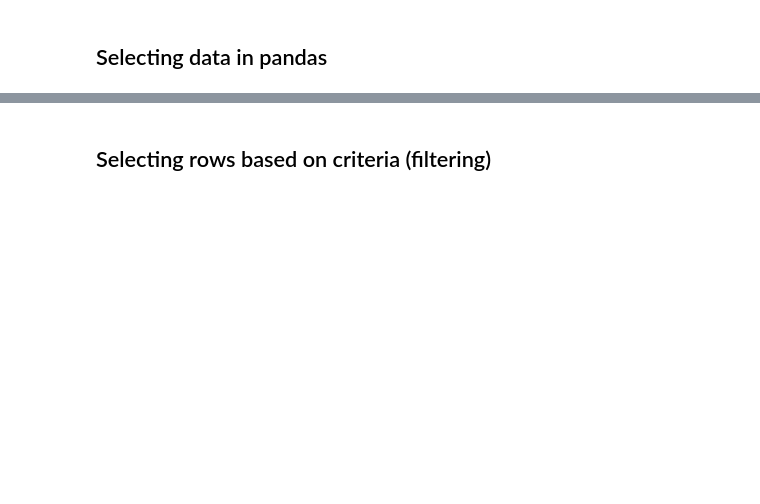
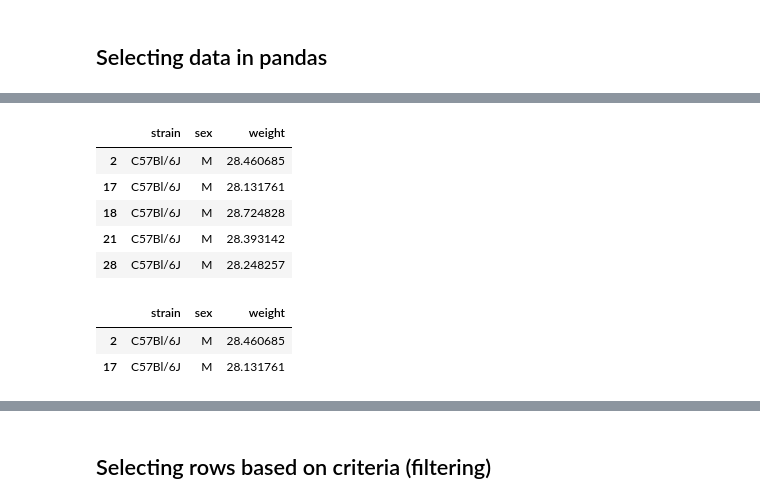
Before and after one commit to hafeild/csc440sp25, a Jupyter notebook: notebooks/06-basic-pandas.ipynb, the cells around one changed output, grey strips where cells are left out. Drawn from its saved outputs; the diff is of its cells as text; code cells hidden in the pictures; blank space fills up the shorter version.

```diff
--- a/notebooks/06-basic-pandas.ipynb
+++ b/notebooks/06-basic-pandas.ipynb
@@ -333,3 +432,19 @@ mouseDF[0:2] # --> returns a DataFrame containing row indexes 0 and 1 -- this is
+# %%
+mouseDF28Only.head()
+# %% [output]
+|  | strain | sex | weight |
+| 2 | C57Bl/6J | M | 28.460685 |
+| 17 | C57Bl/6J | M | 28.131761 |
+| 18 | C57Bl/6J | M | 28.724828 |
+| 21 | C57Bl/6J | M | 28.393142 |
+| 28 | C57Bl/6J | M | 28.248257 |
+# %%
+# Question 1 -- what will this display?
+mouseDF28Only[0:2]
+# %% [output]
+|  | strain | sex | weight |
+| 2 | C57Bl/6J | M | 28.460685 |
+| 17 | C57Bl/6J | M | 28.131761 |
 # %%
 # Selecting both (an intersection of row and column):
 mouseDF['weight'][1] # --> the second row of the 'weight' column
```
Also changed, not shown: parts of 25 cells of this notebook.
